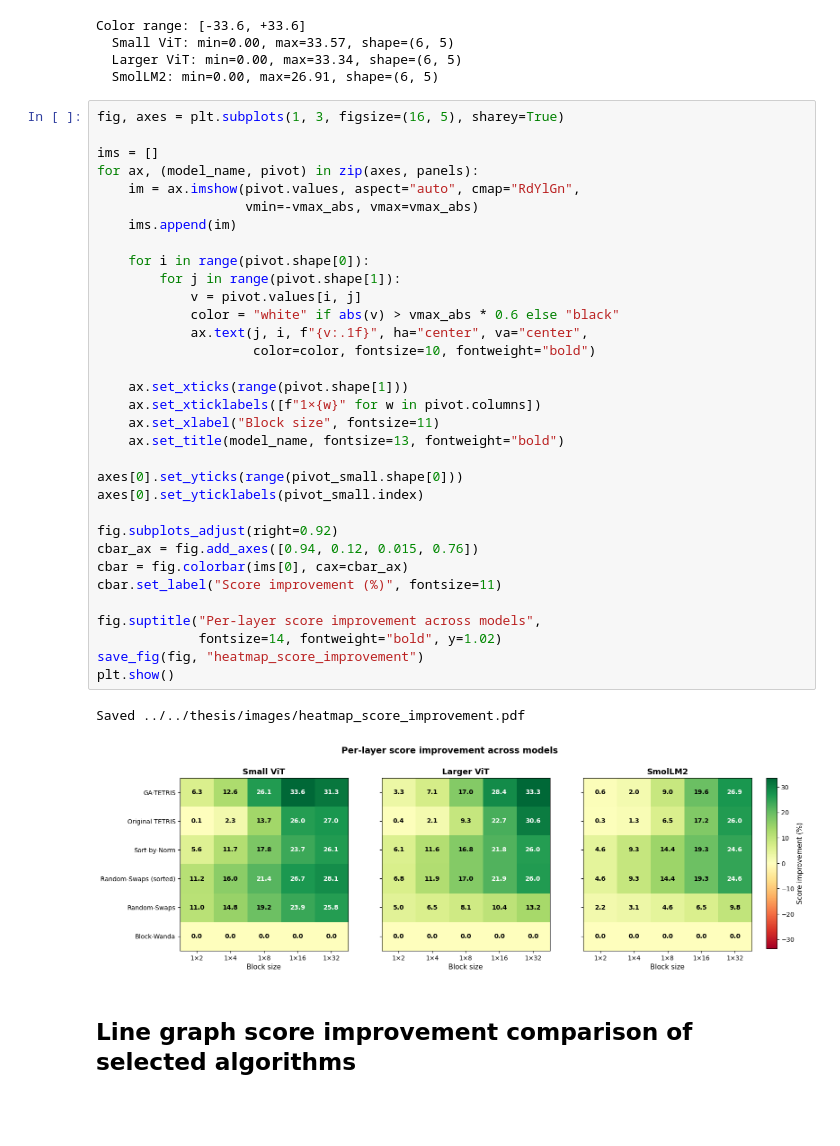
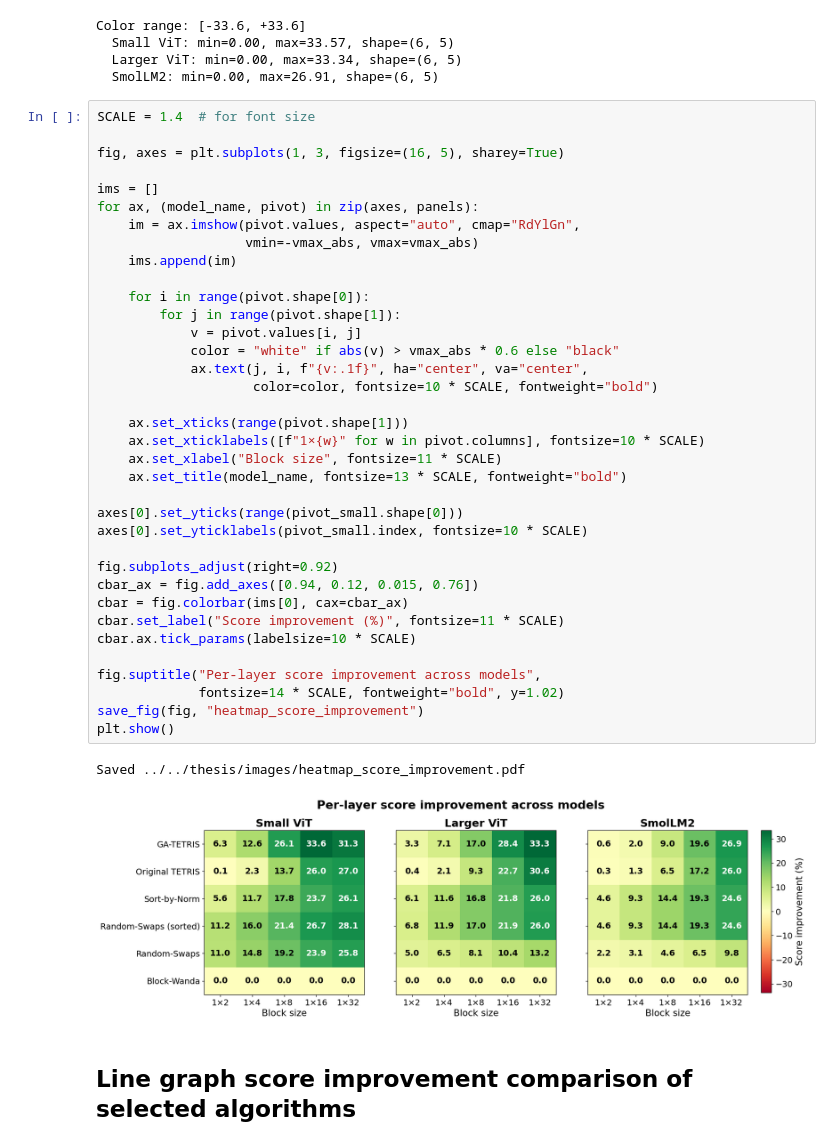
Before and after one commit to jitka1997/master-thesis, a Jupyter notebook: code/csvs_for_thesis/cross_cutting_analysis.ipynb, the cells around one changed output. Drawn from its saved outputs; the diff is of its cells as text; blank space fills up the shorter version.

```diff
--- a/code/csvs_for_thesis/cross_cutting_analysis.ipynb
+++ b/code/csvs_for_thesis/cross_cutting_analysis.ipynb
@@ -281,41 +281,44 @@ Color range: [-33.6, +33.6]
   Larger ViT: min=0.00, max=33.34, shape=(6, 5)
   SmolLM2: min=0.00, max=26.91, shape=(6, 5)
 # %%
+SCALE = 1.4  # for font size
+
 fig, axes = plt.subplots(1, 3, figsize=(16, 5), sharey=True)
 
 ims = []
 for ax, (model_name, pivot) in zip(axes, panels):
     im = ax.imshow(pivot.values, aspect="auto", cmap="RdYlGn",
                    vmin=-vmax_abs, vmax=vmax_abs)
     ims.append(im)
 
     for i in range(pivot.shape[0]):
         for j in range(pivot.shape[1]):
             v = pivot.values[i, j]
             color = "white" if abs(v) > vmax_abs * 0.6 else "black"
             ax.text(j, i, f"{v:.1f}", ha="center", va="center",
-                    color=color, fontsize=10, fontweight="bold")
+                    color=color, fontsize=10 * SCALE, fontweight="bold")
 
     ax.set_xticks(range(pivot.shape[1]))
-    ax.set_xticklabels([f"1×{w}" for w in pivot.columns])
-    ax.set_xlabel("Block size", fontsize=11)
-    ax.set_title(model_name, fontsize=13, fontweight="bold")
+    ax.set_xticklabels([f"1×{w}" for w in pivot.columns], fontsize=10 * SCALE)
+    ax.set_xlabel("Block size", fontsize=11 * SCALE)
+    ax.set_title(model_name, fontsize=13 * SCALE, fontweight="bold")
 
 axes[0].set_yticks(range(pivot_small.shape[0]))
-axes[0].set_yticklabels(pivot_small.index)
+axes[0].set_yticklabels(pivot_small.index, fontsize=10 * SCALE)
 
 fig.subplots_adjust(right=0.92)
 cbar_ax = fig.add_axes([0.94, 0.12, 0.015, 0.76])
 cbar = fig.colorbar(ims[0], cax=cbar_ax)
-cbar.set_label("Score improvement (%)", fontsize=11)
+cbar.set_label("Score improvement (%)", fontsize=11 * SCALE)
+cbar.ax.tick_params(labelsize=10 * SCALE)
 
 fig.suptitle("Per-layer score improvement across models",
-             fontsize=14, fontweight="bold", y=1.02)
+             fontsize=14 * SCALE, fontweight="bold", y=1.02)
 save_fig(fig, "heatmap_score_improvement")
 plt.show()
 # %% [output]
 Saved ../../thesis/images/heatmap_score_improvement.pdf
-[figure, old version]
+[figure, new version]
 # %% [markdown]
 ## Line graph score improvement comparison of selected algorithms
 # %%
```
Also changed, not shown: 8 other files.
